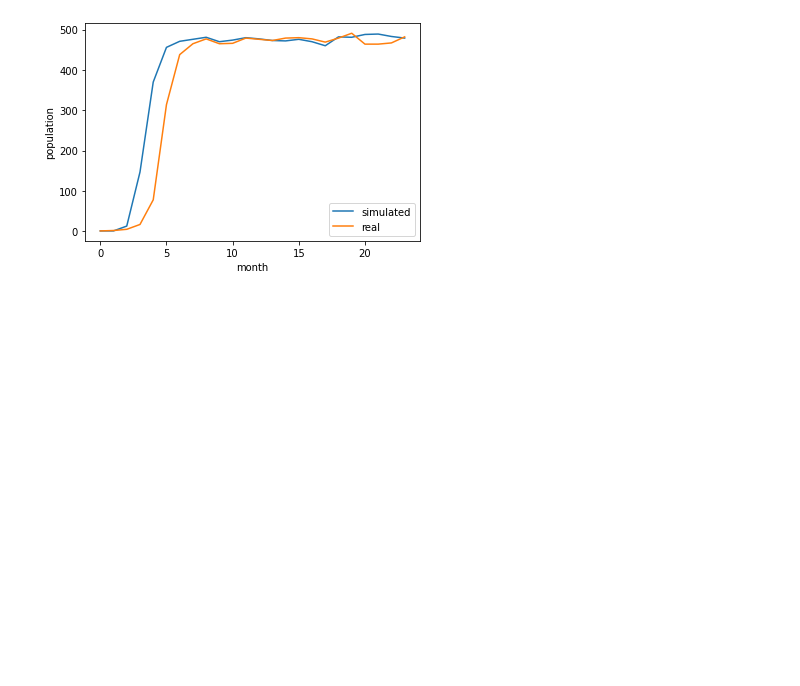
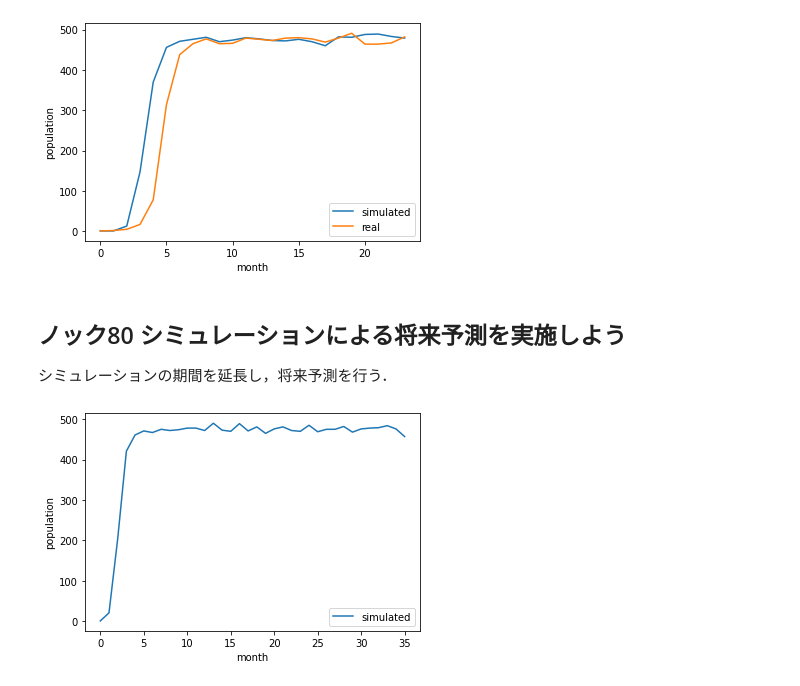
Before and after one commit to color-kurenawi/practical_data_analysis_100, a Jupyter notebook: chapter_08.ipynb, the cells around one changed output. Cells and saved outputs as stored; diff of their text form; code cells hidden in the pictures; blank space fills up the shorter version.

```diff
--- a/chapter_08.ipynb
+++ b/chapter_08.ipynb
@@ -405,3 +405,42 @@ plt.legend(loc='lower right')
 plt.show()
 # %% [output]
 [figure]
+# %% [markdown]
+## ノック80 シミュレーションによる将来予測を実施しよう
+シミュレーションの期間を延長し，将来予測を行う．
+# %%
+from tqdm import tqdm
+percent_percolation = 0.025184661323275185
+percent_disapparence = 0.10147163541419416
+T_NUM = 36
+NUM = len(df_mem_links.index)
+list_active = np.zeros(NUM)
+list_active[0] = 1
+
+# 時間がかかるので保存しているものを読み出す．
+pkl_path = "../../output/8/list_timeSeries_80.pkl"
+
+try:
+    with open(pkl_path, "rb") as f:
+        list_timeSeries = pickle.load(f)
+
+except:
+    list_timeSeries = []
+    for t in tqdm(range(T_NUM)):
+        list_active = simulate_population(NUM, list_active, percent_percolation, percent_disapparence,df_mem_links)
+        list_timeSeries.append(list_active.copy())
+
+    with open(pkl_path, "wb") as f:
+        pickle.dump(list_timeSeries, f)
+
+list_timeSeries_num = []
+for i in range(len(list_timeSeries)):
+    list_timeSeries_num.append(sum(list_timeSeries[i]))
+# %%
+plt.plot(list_timeSeries_num, label = 'simulated')
+plt.xlabel('month')
+plt.ylabel('population')
+plt.legend(loc='lower right')
+plt.show()
+# %% [output]
+[figure, added]
```
Also changed, not shown: parts of 5 cells of this notebook, 1 other file.
